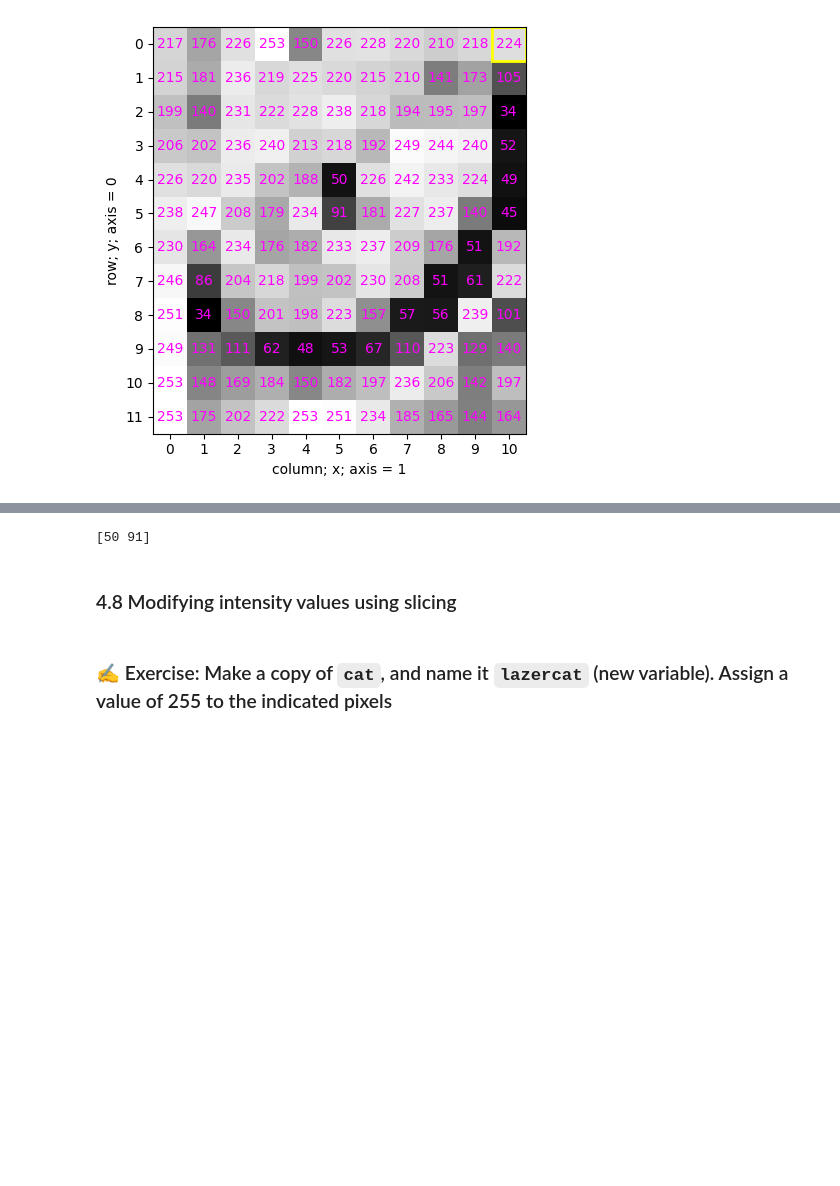
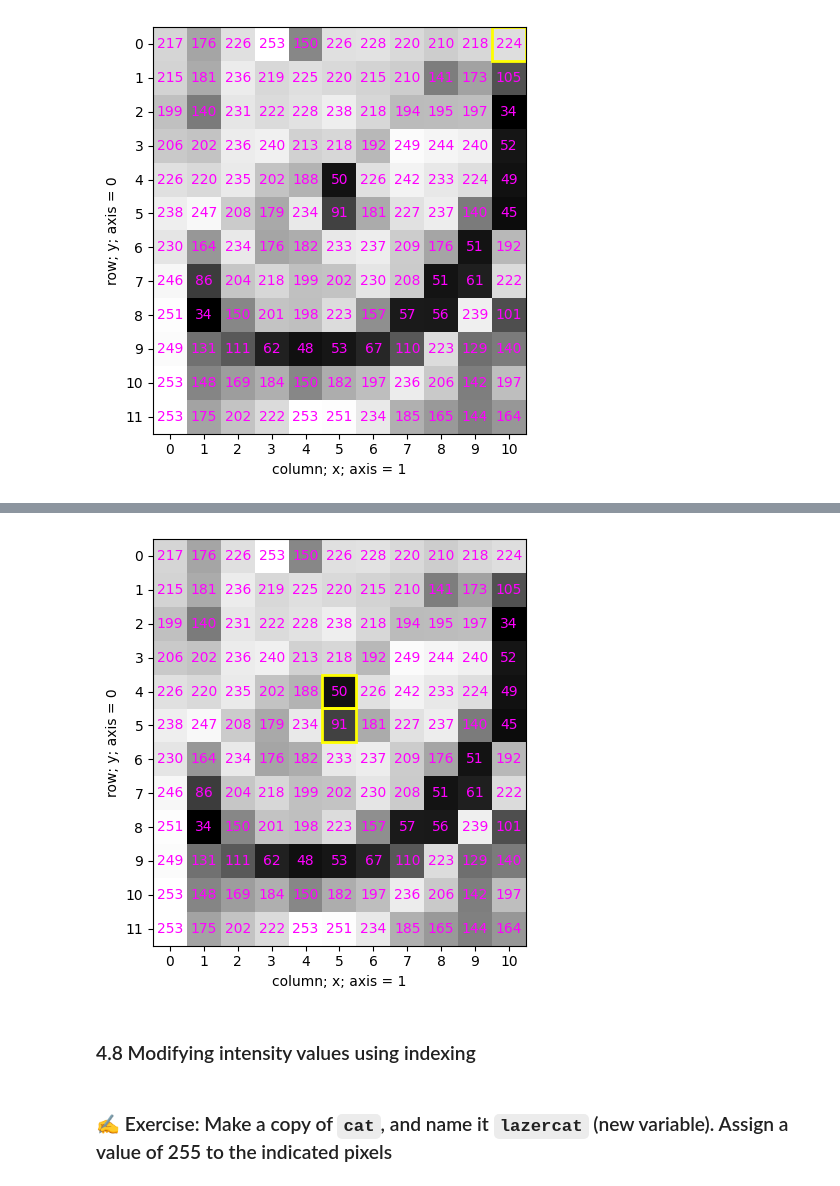
Before and after one commit to tlambert03/bobiac, a Jupyter notebook: content/04_digital_images_intro/python_for_bioimage_analysis.ipynb, the cells around one changed output, grey strips where cells are left out. Saved outputs shown, nothing was run; the diff lists cells and outputs as text; code cells hidden in the pictures; blank space fills up the shorter version.

````diff
--- a/content/04_digital_images_intro/python_for_bioimage_analysis.ipynb
+++ b/content/04_digital_images_intro/python_for_bioimage_analysis.ipynb
@@ -432,11 +423,11 @@ Print these values
 
 <img align="center" src="https://raw.githubusercontent.com/HMS-IAC/bobiac/main/_static/images/python4bia/figures/python4bia_print_values.png" alt="Print these values" width="300px">
 # %%
-print(cat[4:6, 5])
+valueplot(cat, "[4:6, 5]")
 # %% [output]
-[50 91]
+[figure, added]
 # %% [markdown]
-### 4.8 Modifying intensity values using slicing
+### 4.8 Modifying intensity values using indexing
 # %% [markdown]
 ### ✍️ Exercise: Make a copy of ```cat```, and name it ```lazercat``` (new variable). Assign a value of 255 to the indicated pixels
 # %%
````
Also changed, not shown: parts of 48 cells of this notebook.
